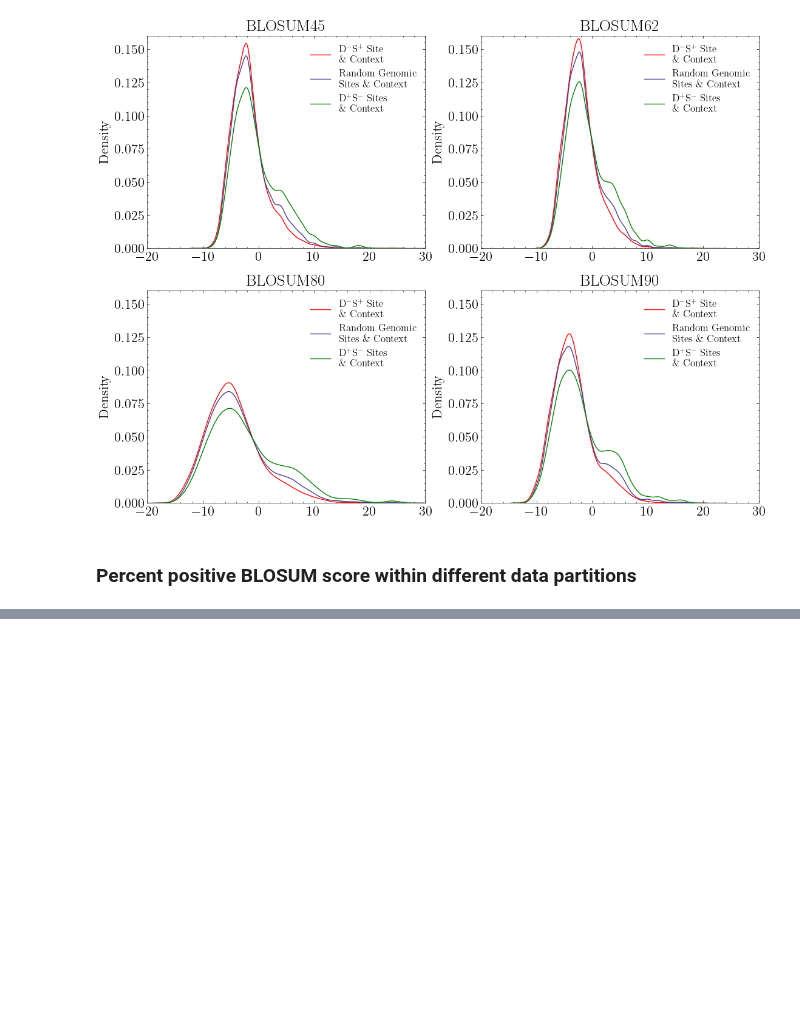
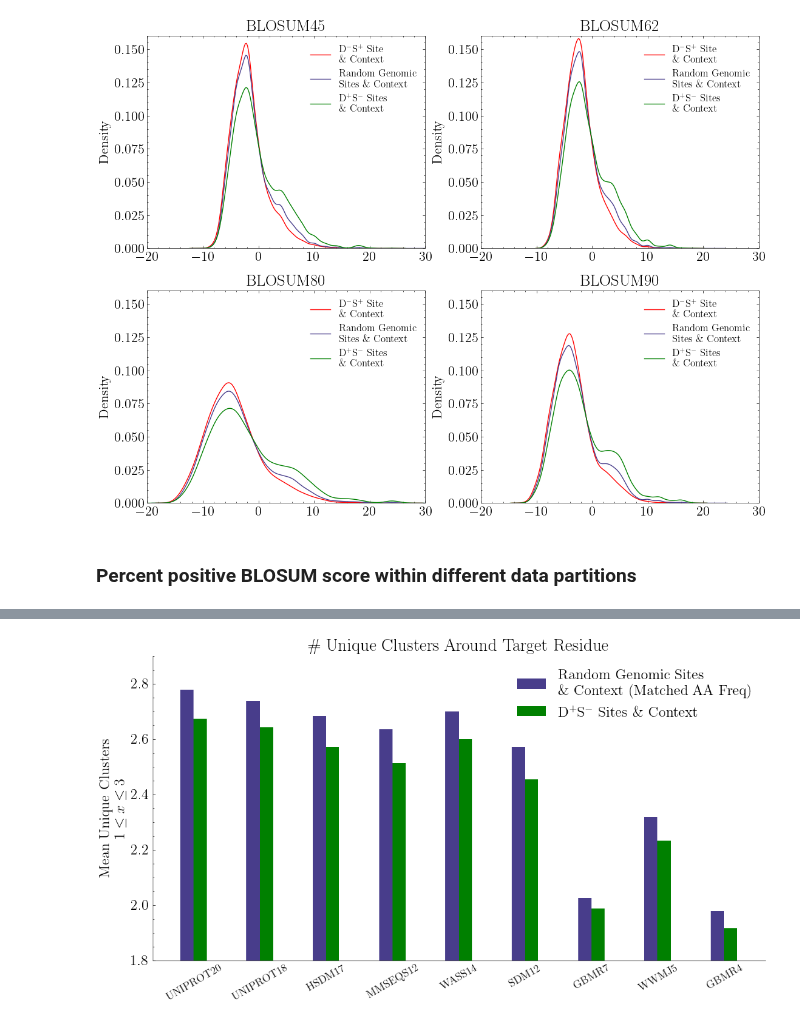
Before and after one commit to ntranoslab/diff-tol, a Jupyter notebook: code/fig4.ipynb, the cells around one changed output, grey strips where cells are left out. Cells and saved outputs as stored; diff of their text form; code cells hidden in the pictures; blank space fills up the shorter version.

```diff
--- a/code/fig4.ipynb
+++ b/code/fig4.ipynb
@@ -360,0 +478,2 @@ Text(0, 0.5, '\\% Positive BLOSUM Score (wrt Background)')
+# %%
+del_tol_sub_intol_aa_counts = del_tol_sub_intol.site.str[0].value_counts().to_dict()
@@ -360,0 +497,38 @@ Text(0, 0.5, '\\% Positive BLOSUM Score (wrt Background)')
+# %%
+num_cluster_algo_matched = {a: [pd.Series([seq_cluster(amino_acid_cluster[a], s) for s in seqs]).mean() for seqs in
+                               [random_seqs_matched, del_tol_sub_intol_window]] for a in data.keys()}
+target_cluster_algo_matched = {a: [pd.Series([res_in_cluster(amino_acid_cluster[a], amino_acid_cluster[a][s[1]], s) for s in seqs]).mean() for seqs in
+                                  [random_seqs_matched, del_tol_sub_intol_window]] for a in data.keys()}
+# %%
+categories = data.keys()
+values1 = [num_cluster_algo_matched[a][0] for a in num_cluster_algo]
+values2 = [num_cluster_algo_matched[a][1] for a in num_cluster_algo]
+
+# width of the bars
+bar_width = 0.2
+
+# Set the positions of the bars on the x-axis
+r1 = np.arange(len(categories))
+r2 = [x + bar_width for x in r1]
+
+# Create a wider figure
+fig, ax = plt.subplots(figsize=(12, 6))
+
+# Create the grouped bar plot
+ax.bar(r1, values1, color='darkslateblue', width=bar_width, label='Random Genomic Sites\n\\& Context (Matched AA Freq)')
+ax.bar(r2, values2, color='g', width=bar_width, label='D$^+$S$^-$ Sites \\& Context')
+
+# Add labels and title
+# ax.set_xlabel('Amino Acid Clustering', fontweight='bold', size=15)
+ax.set_ylabel('Mean Unique Clusters\n' + '$1 \\leq x \\leq 3$')
+ax.set_xticks([r + bar_width/2 for r in range(len(categories))])
+ax.set_xticklabels(categories, fontsize=12, rotation=30)
+ax.set_title("\\# Unique Clusters Around Target Residue")
+
+# Add legend
+ax.legend(frameon=False)
+plt.ylim(1.8,2.9)
+plt.gca().spines[["top", "right"]].set_visible(False)
+plt.tick_params(top=False, right=False, bottom=False, which="both")
+# %% [output]
+[figure, added]
```
Also changed, not shown: parts of 19 cells of this notebook, 2 other files.
